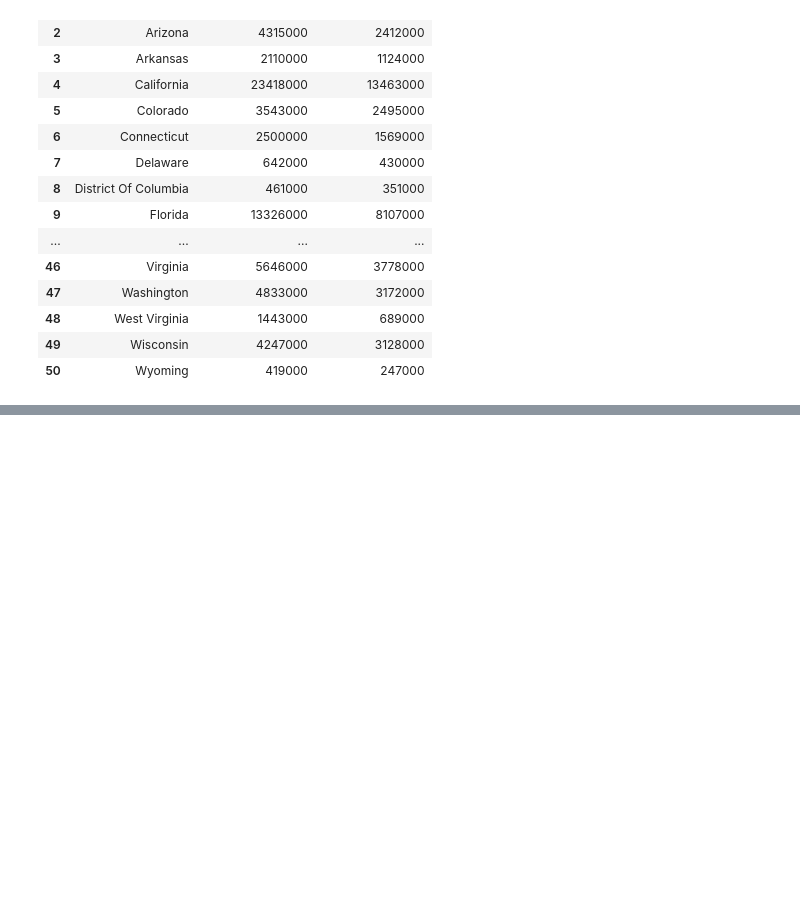
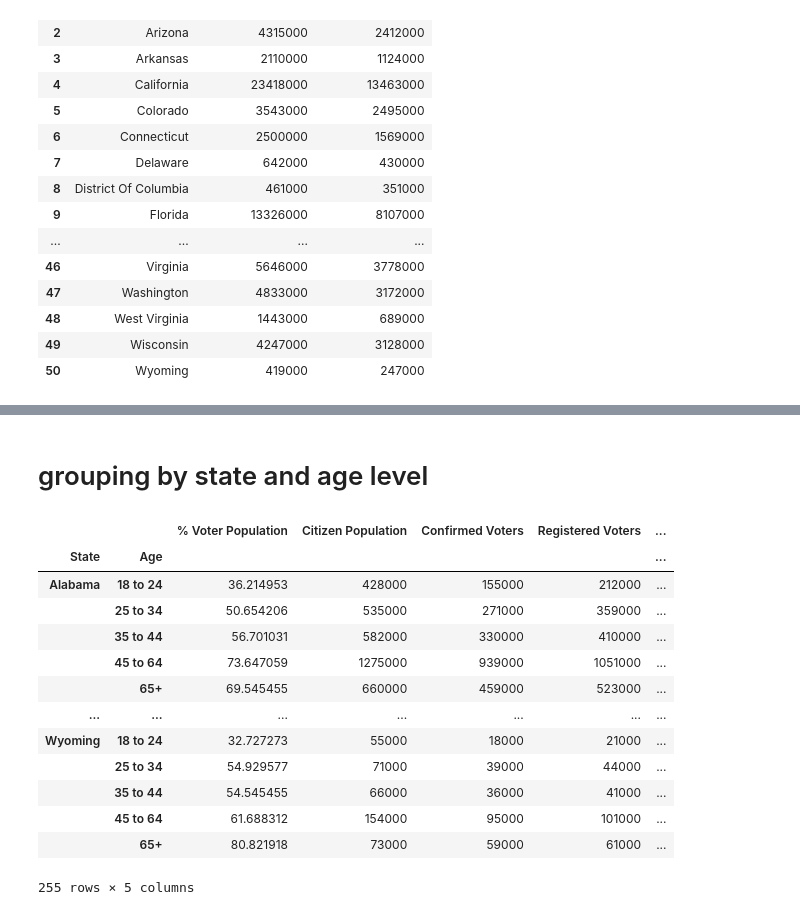
Before and after one commit to JeffreyAsuncion/Data_Analysis_2012_US_Voter_Data, a Jupyter notebook: US_Voter_2012.ipynb, the cells around one changed output, grey strips where cells are left out. Cells and saved outputs as stored; diff of their text form; code cells hidden in the pictures; blank space fills up the shorter version.

```diff
--- a/US_Voter_2012.ipynb
+++ b/US_Voter_2012.ipynb
@@ -116,0 +259,2 @@ new_df
+# %% [markdown]
+# grouping by state and age level
@@ -116,0 +265,18 @@ new_df
+# %%
+pivot1 = pd.pivot_table(data=df, index=['State','Age'])
+pivot1
+# %% [output]
+|  |  | % Voter Population | Citizen Population | Confirmed Voters | Registered Voters | ... |
+| State | Age |  |  |  |  | ... |
+| Alabama | 18 to 24 | 36.214953 | 428000 | 155000 | 212000 | ... |
+|  | 25 to 34 | 50.654206 | 535000 | 271000 | 359000 | ... |
+|  | 35 to 44 | 56.701031 | 582000 | 330000 | 410000 | ... |
+|  | 45 to 64 | 73.647059 | 1275000 | 939000 | 1051000 | ... |
+|  | 65+ | 69.545455 | 660000 | 459000 | 523000 | ... |
+| ... | ... | ... | ... | ... | ... | ... |
+| Wyoming | 18 to 24 | 32.727273 | 55000 | 18000 | 21000 | ... |
+|  | 25 to 34 | 54.929577 | 71000 | 39000 | 44000 | ... |
+|  | 35 to 44 | 54.545455 | 66000 | 36000 | 41000 | ... |
+|  | 45 to 64 | 61.688312 | 154000 | 95000 | 101000 | ... |
+|  | 65+ | 80.821918 | 73000 | 59000 | 61000 | ... |
+255 rows × 5 columns
```
Also changed, not shown: parts of 21 cells of this notebook.
